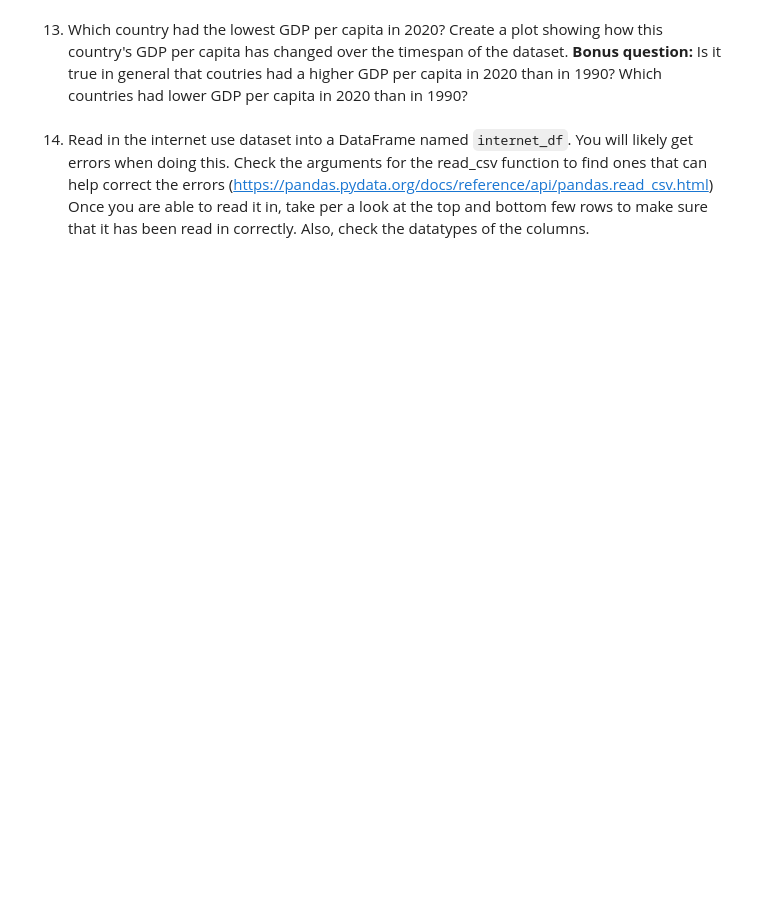
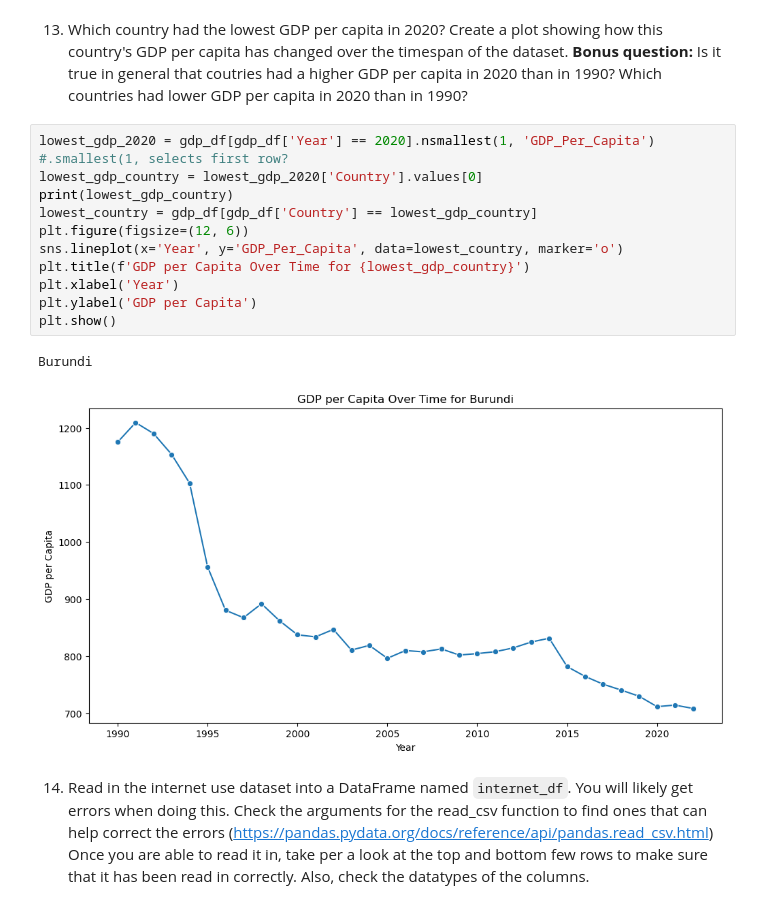
Before and after one commit to NSS-Data-Analytics-Cohort-10/gdp-and-internet-usage-CalebLucas11, a Jupyter notebook: notebooks/un_project.ipynb, the cells around one changed output. Cells and saved outputs as stored; diff of their text form; blank space fills up the shorter version.

```diff
--- a/notebooks/un_project.ipynb
+++ b/notebooks/un_project.ipynb
@@ -140,4 +185,18 @@ Comment on what you observe has happened to GDP values over time and the relativ
 # %% [markdown]
 13. Which country had the lowest GDP per capita in 2020? Create a plot showing how this country's GDP per capita has changed over the timespan of the dataset. **Bonus question:** Is it true in general that coutries had a higher GDP per capita in 2020 than in 1990? Which countries had lower GDP per capita in 2020 than in 1990?
+# %%
+lowest_gdp_2020 = gdp_df[gdp_df['Year'] == 2020].nsmallest(1, 'GDP_Per_Capita') #.smallest(1, selects first row?
+lowest_gdp_country = lowest_gdp_2020['Country'].values[0]
+print(lowest_gdp_country)
+lowest_country = gdp_df[gdp_df['Country'] == lowest_gdp_country]
+plt.figure(figsize=(12, 6))
+sns.lineplot(x='Year', y='GDP_Per_Capita', data=lowest_country, marker='o')
+plt.title(f'GDP per Capita Over Time for {lowest_gdp_country}')
+plt.xlabel('Year')
+plt.ylabel('GDP per Capita')
+plt.show()
+# %% [output]
+Burundi
+[figure, added]
 # %% [markdown]
 14. Read in the internet use dataset into a DataFrame named `internet_df`. You will likely get errors when doing this. Check the arguments for the read_csv function to find ones that can help correct the errors (https://pandas.pydata.org/docs/reference/api/pandas.read_csv.html) Once you are able to read it in, take per a look at the top and bottom few rows to make sure that it has been read in correctly. Also, check the datatypes of the columns.
```
Also changed, not shown: parts of 17 cells of this notebook.
